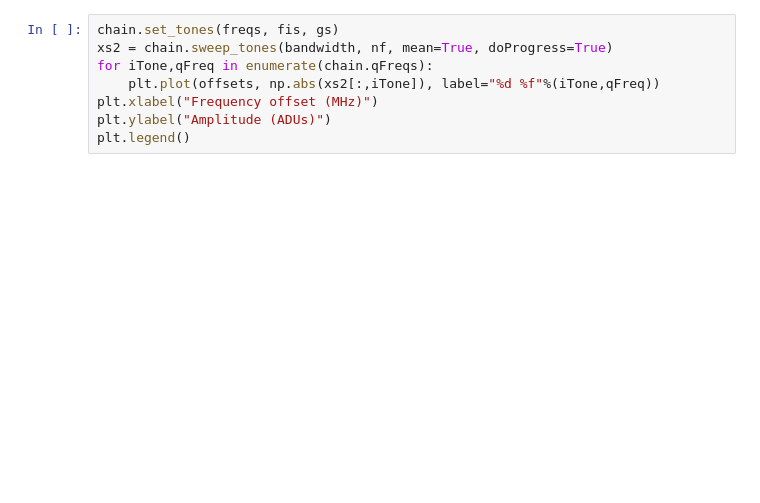
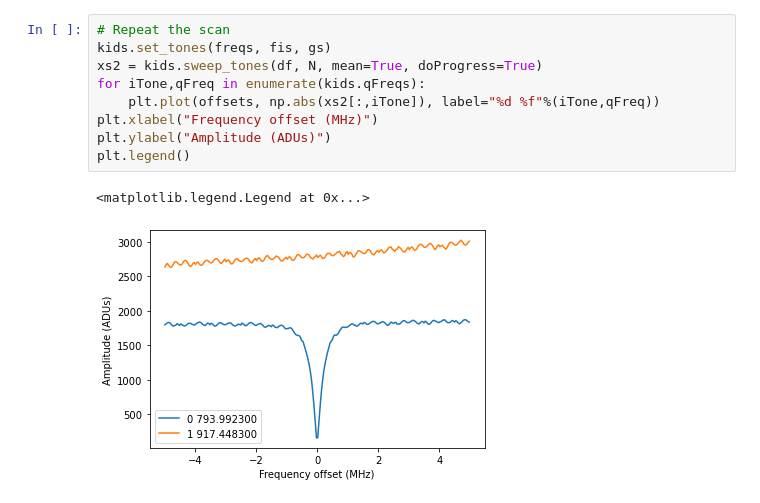
Before and after one commit to openquantumhardware/qick-tools, a Jupyter notebook: mkids_v2/demos/demo_05_multiscan.ipynb, the cells around one changed output. Drawn from its saved outputs; the diff is of its cells as text; blank space fills up the shorter version.

```diff
--- a/mkids_v2/demos/demo_05_multiscan.ipynb
+++ b/mkids_v2/demos/demo_05_multiscan.ipynb
@@ -70,9 +81,13 @@ plt.legend()
 # %%
-chain.set_tones(freqs, fis, gs)
-xs2 = chain.sweep_tones(bandwidth, nf, mean=True, doProgress=True)
-for iTone,qFreq in enumerate(chain.qFreqs):
+# Repeat the scan
+kids.set_tones(freqs, fis, gs)
+xs2 = kids.sweep_tones(df, N, mean=True, doProgress=True)
+for iTone,qFreq in enumerate(kids.qFreqs):
     plt.plot(offsets, np.abs(xs2[:,iTone]), label="%d %f"%(iTone,qFreq))
 plt.xlabel("Frequency offset (MHz)")
 plt.ylabel("Amplitude (ADUs)")
 plt.legend()
+# %% [output]
+<matplotlib.legend.Legend at 0x...>
+[figure, added]
 # %%
```
Also changed, not shown: parts of 12 cells of this notebook.
